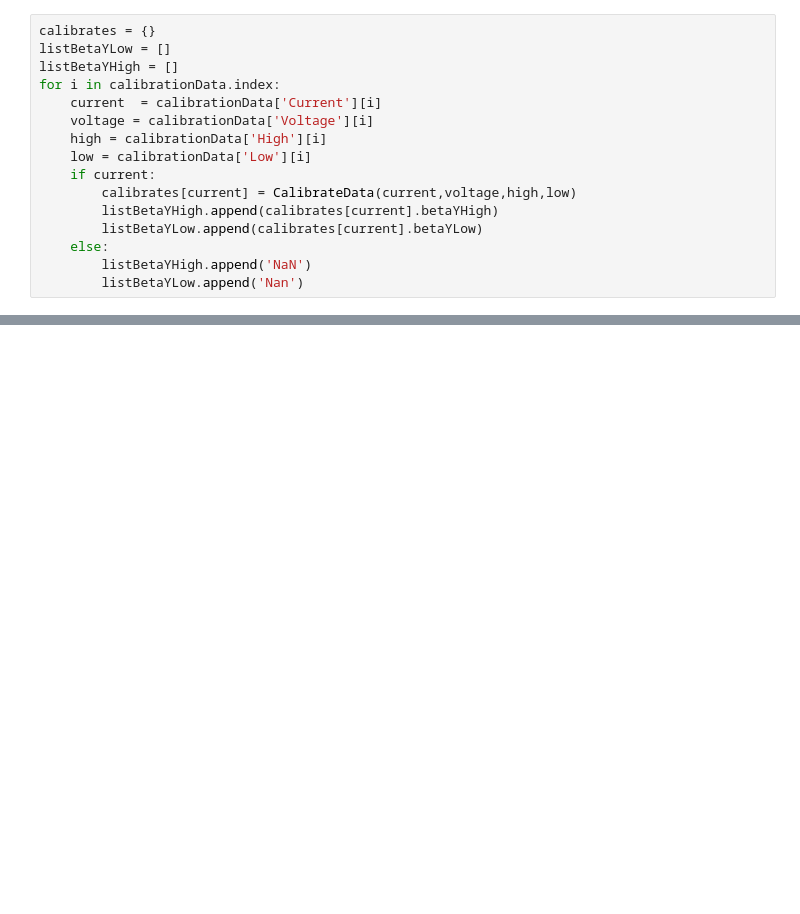
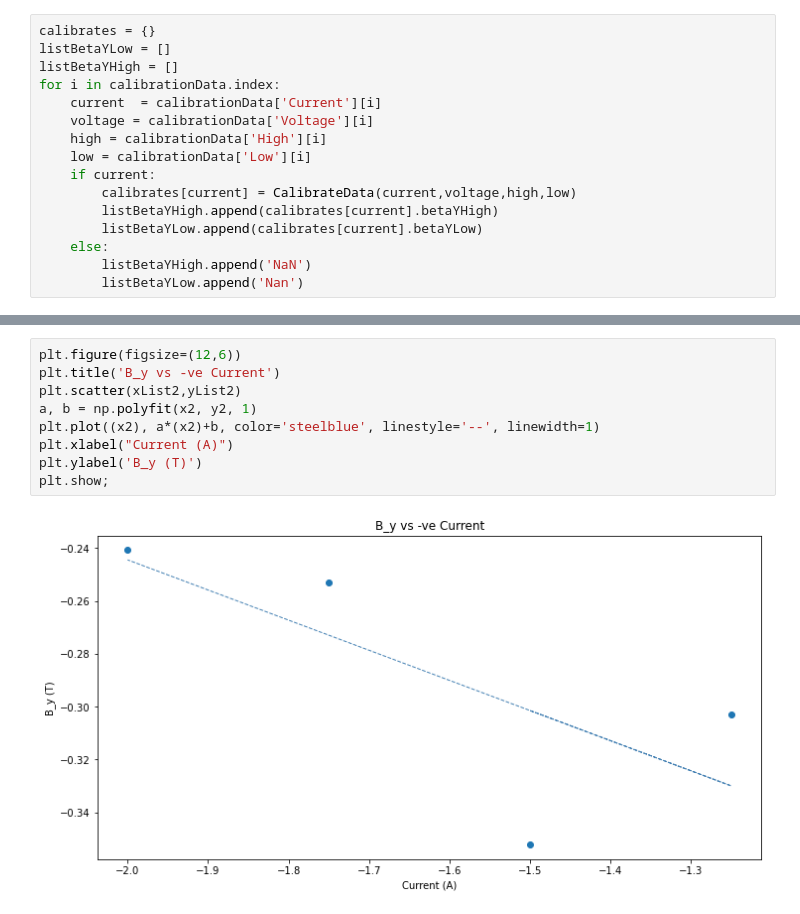
Before and after one commit to sanur98/Modern-Experimental-Physics-Project-1, a Jupyter notebook: project1.ipynb, the cells around one changed output, grey strips where cells are left out. Cells and saved outputs as stored; diff of their text form; blank space fills up the shorter version.

```diff
--- a/project1.ipynb
+++ b/project1.ipynb
@@ -147,3 +279,14 @@ calibrationData['B_y-low'] = listBetaYLow
+# %%
+plt.figure(figsize=(12,6))
+plt.title('B_y vs -ve Current')
+plt.scatter(xList2,yList2)
+a, b = np.polyfit(x2, y2, 1)
+plt.plot((x2), a*(x2)+b, color='steelblue', linestyle='--', linewidth=1)
+plt.xlabel("Current (A)")
+plt.ylabel('B_y (T)')
+plt.show;
+# %% [output]
+[figure, added]
 # %%
 displayData = {'names':[],
 'chi':[]}
```
Also changed, not shown: parts of 11 cells of this notebook, 1 other file.
